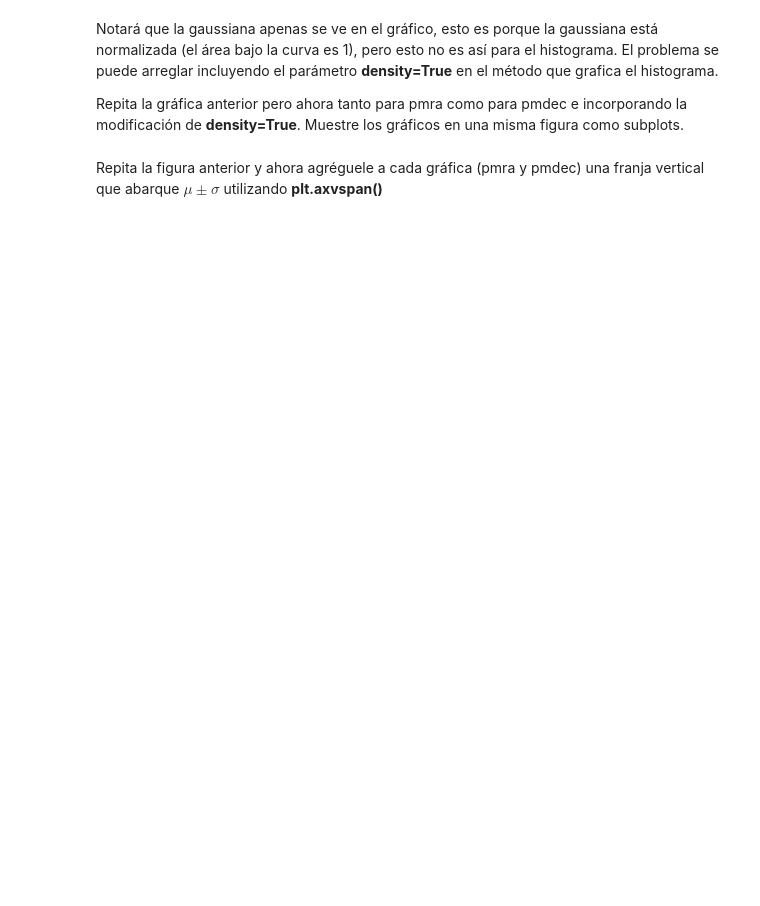
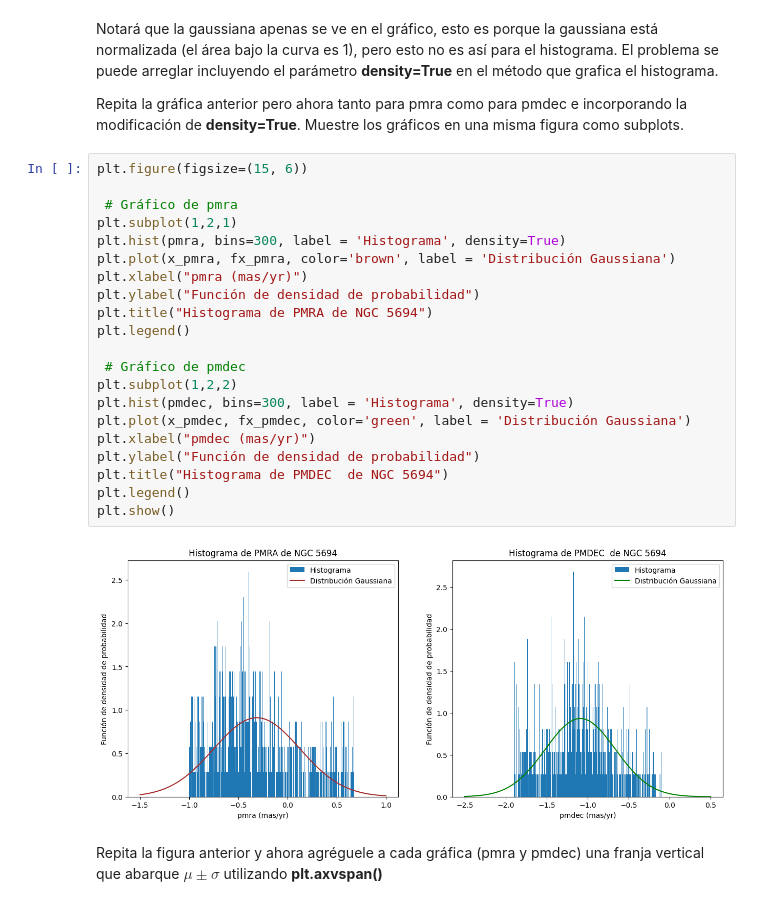
Before and after one commit to Xavier204/Tarea-2, a Jupyter notebook: Tarea2.ipynb, the cells around one changed output. Saved outputs shown, nothing was run; the diff lists cells and outputs as text; blank space fills up the shorter version.

```diff
--- a/Tarea2.ipynb
+++ b/Tarea2.ipynb
@@ -107,5 +148,28 @@ Grafique con matplotlib un hitograma (busque qué método de matplotlib sirve) d
 Notará que la gaussiana apenas se ve en el gráfico, esto es porque la gaussiana está normalizada (el área bajo la curva es 1), pero esto no es así para el histograma. El problema se puede arreglar incluyendo el parámetro **density=True** en el método que grafica el histograma.
 
 Repita la gráfica anterior pero ahora tanto para pmra como para pmdec e incorporando la modificación de **density=True**. Muestre los gráficos en una misma figura como subplots.
+# %%
+plt.figure(figsize=(15, 6))
+
+ # Gráfico de pmra
+plt.subplot(1,2,1)
+plt.hist(pmra, bins=300, label = 'Histograma', density=True)
+plt.plot(x_pmra, fx_pmra, color='brown', label = 'Distribución Gaussiana')
+plt.xlabel("pmra (mas/yr)")
+plt.ylabel("Función de densidad de probabilidad")
+plt.title("Histograma de PMRA de NGC 5694")
+plt.legend()
+
+ # Gráfico de pmdec
+plt.subplot(1,2,2)
+plt.hist(pmdec, bins=300, label = 'Histograma', density=True)
+plt.plot(x_pmdec, fx_pmdec, color='green', label = 'Distribución Gaussiana')
+plt.xlabel("pmdec (mas/yr)")
+plt.ylabel("Función de densidad de probabilidad")
+plt.title("Histograma de PMDEC  de NGC 5694")
+plt.legend()
+plt.show()
+# %% [output]
+[figure, added]
 # %% [markdown]
 Repita la figura anterior y ahora agréguele a cada gráfica (pmra y pmdec) una franja vertical que abarque $\mu \pm \sigma$ utilizando **plt.axvspan()**
```
Also changed, not shown: parts of 15 cells of this notebook.
